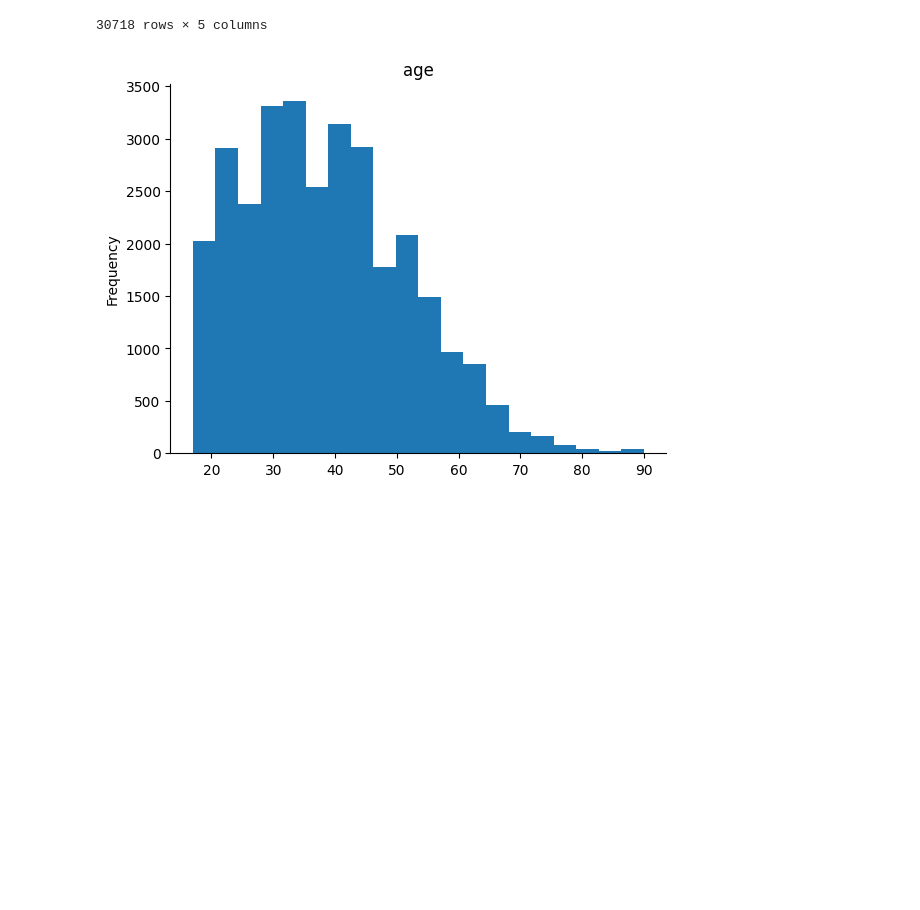
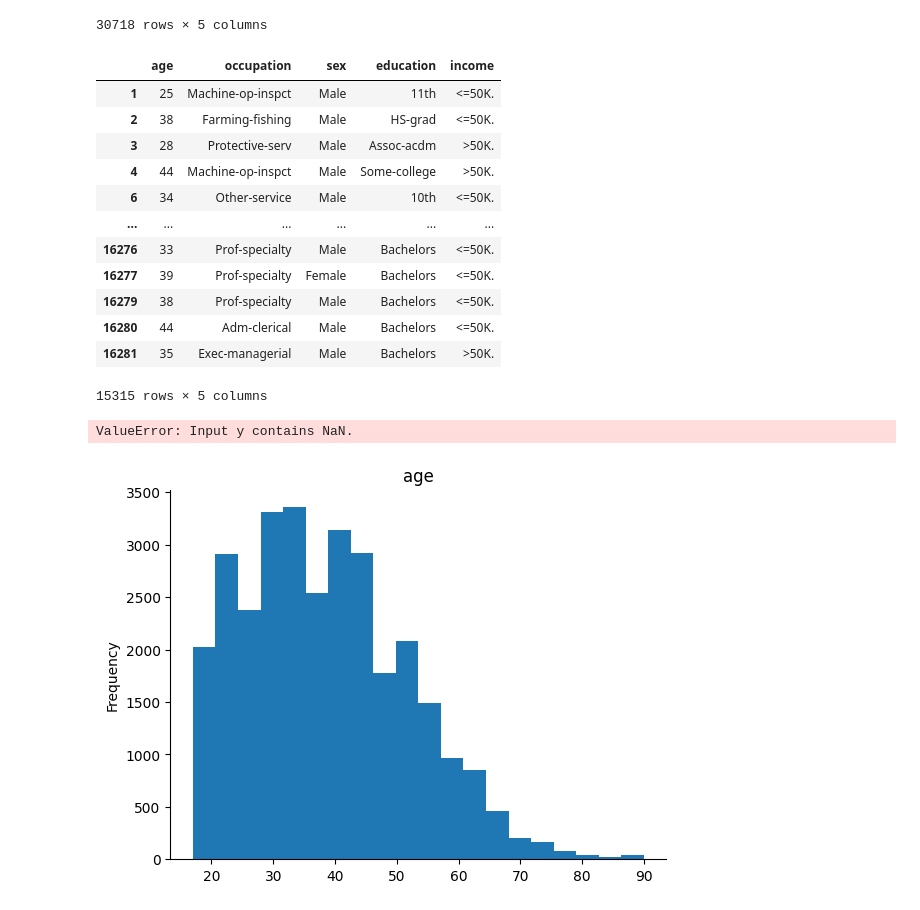
Before and after one commit to kotharisoumil/Info_Alchemists, a Jupyter notebook: DTSC_1302_Group_20_Project.ipynb, the cells around one changed output. Saved outputs shown, nothing was run; the diff lists cells and outputs as text; code cells hidden in the pictures; blank space fills up the shorter version.

Commit message:
Logistic Model ALMOST done

```diff
--- a/DTSC_1302_Group_20_Project.ipynb
+++ b/DTSC_1302_Group_20_Project.ipynb
@@ -79,3 +80,26 @@ df_cleaned2
 | 32559 | 22 | Adm-clerical | Male | HS-grad | <=50K |
 | 32560 | 52 | Exec-managerial | Female | HS-grad | >50K |
 30718 rows × 5 columns
+# %%
+url_test = "https://raw.githubusercontent.com/kotharisoumil/Info_Alchemists/refs/heads/main/adult.test"
+df_test = pd.read_csv(url_test, names=column_headers)
+
+# Clean the 'occupation' column
+df_test['occupation'] = df_test['occupation'].str.strip().replace('?', pd.NA)
+df_test_cleaned = df_test.dropna(subset=['occupation'])
+df_test_cleaned = df_test_cleaned.loc[:, ["age", "occupation", "sex", "education", "income"]]
+df_test_cleaned
+# %% [output]
+|  | age | occupation | sex | education | income |
+| 1 | 25 | Machine-op-inspct | Male | 11th | <=50K. |
+| 2 | 38 | Farming-fishing | Male | HS-grad | <=50K. |
+| 3 | 28 | Protective-serv | Male | Assoc-acdm | >50K. |
+| 4 | 44 | Machine-op-inspct | Male | Some-college | >50K. |
+| 6 | 34 | Other-service | Male | 10th | <=50K. |
+| ... | ... | ... | ... | ... | ... |
+| 16276 | 33 | Prof-specialty | Male | Bachelors | <=50K. |
+| 16277 | 39 | Prof-specialty | Female | Bachelors | <=50K. |
+| 16279 | 38 | Prof-specialty | Male | Bachelors | <=50K. |
+| 16280 | 44 | Adm-clerical | Male | Bachelors | <=50K. |
+| 16281 | 35 | Exec-managerial | Male | Bachelors | >50K. |
+15315 rows × 5 columns
@@ -82,3 +138,14 @@ df_cleaned2
+# %%
+# Fit the logistic regression model
+model = LogisticRegression()
+model.fit(X_train, y_train)
+
+# Evaluate the model on the testing data
+y_pred = model.predict(X_test)
+print("Accuracy score:", accuracy_score(y_test, y_pred))
+print("Classification report:\n", classification_report(y_test, y_pred))
+# %% [output]
+ValueError: Input y contains NaN.
 # %%
 df_cleaned2['age'].plot(kind='hist', bins=20, title='age')
 plt.gca().spines[['top', 'right',]].set_visible(False)
```
Also changed, not shown: parts of 2 cells of this notebook.
